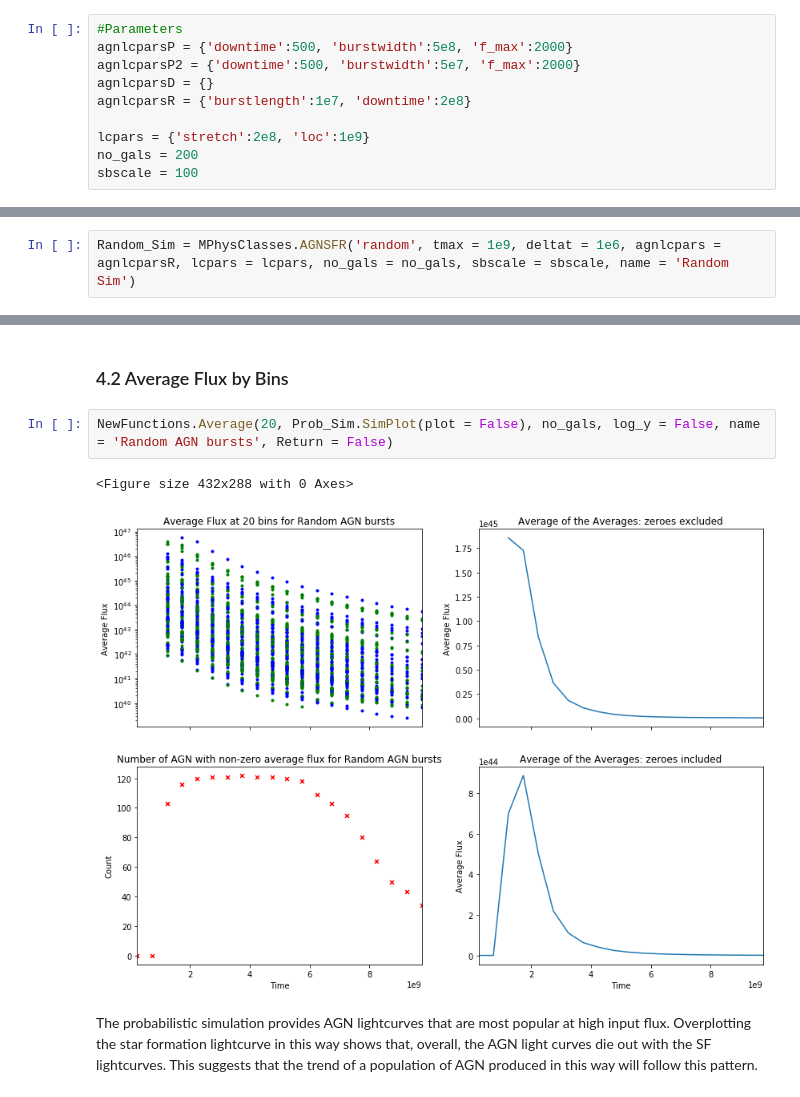
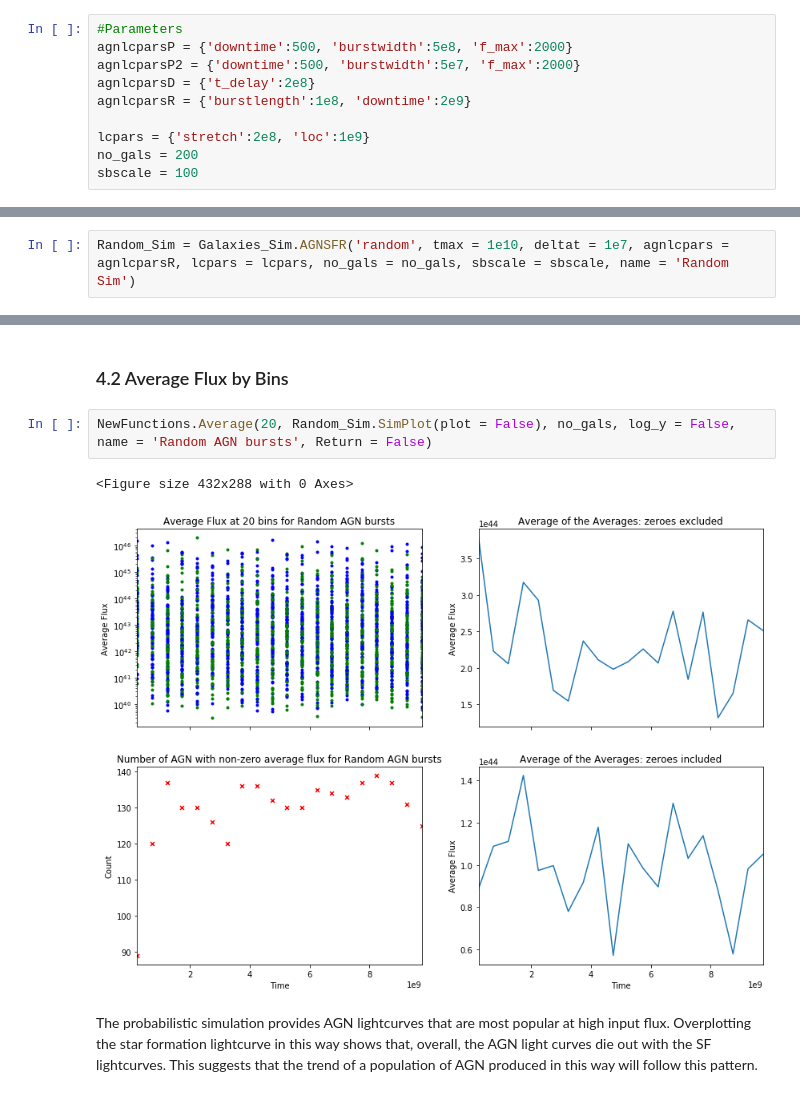
Before and after one commit to jr832jtr/MPhys-Project, a Jupyter notebook: MPhys.ipynb, the cells around one changed output, grey strips where cells are left out. Saved outputs shown, nothing was run; the diff lists cells and outputs as text.

```diff
--- a/MPhys.ipynb
+++ b/MPhys.ipynb
@@ -71,8 +72,8 @@ scs.pearsonr(f, f3)
 #Parameters
 agnlcparsP = {'downtime':500, 'burstwidth':5e8, 'f_max':2000}
 agnlcparsP2 = {'downtime':500, 'burstwidth':5e7, 'f_max':2000}
-agnlcparsD = {}
-agnlcparsR = {'burstlength':1e7, 'downtime':2e8}
+agnlcparsD = {'t_delay':2e8}
+agnlcparsR = {'burstlength':1e8, 'downtime':2e9}
 
 lcpars = {'stretch':2e8, 'loc':1e9}
 no_gals = 200
@@ -108,7 +109,7 @@ Creating AGN lightcurves....
 Adding SF baseline...
 Truncating AGN lightcurves.....
 # %%
-Random_Sim = MPhysClasses.AGNSFR('random', tmax = 1e9, deltat = 1e6, agnlcpars = agnlcparsR, lcpars = lcpars, no_gals = no_gals, sbscale = sbscale, name = 'Random Sim')
+Random_Sim = Galaxies_Sim.AGNSFR('random', tmax = 1e10, deltat = 1e7, agnlcpars = agnlcparsR, lcpars = lcpars, no_gals = no_gals, sbscale = sbscale, name = 'Random Sim')
 # %% [output]
 Drawing galaxy sample.....
 Getting Main Sequence calibration....
@@ -205,10 +206,10 @@ Prob_Sim.GridPlot((3, 3), 'Spearman', True)
 # %% [markdown]
 ### 4.2 Average Flux by Bins
 # %%
-NewFunctions.Average(20, Prob_Sim.SimPlot(plot = False), no_gals, log_y = False, name = 'Random AGN bursts', Return = False)
+NewFunctions.Average(20, Random_Sim.SimPlot(plot = False), no_gals, log_y = False, name = 'Random AGN bursts', Return = False)
 # %% [output]
 <Figure size 432x288 with 0 Axes>
-[figure, old version]
+[figure, new version]
 # %% [markdown]
 The probabilistic simulation provides AGN lightcurves that are most popular at high input flux. Overplotting the star formation lightcurve in this way shows that, overall, the AGN light curves die out with the SF lightcurves. This suggests that the trend of a population of AGN produced in this way will follow this pattern.
 # %% [markdown]
```
Also changed, not shown: parts of 28 cells of this notebook.
